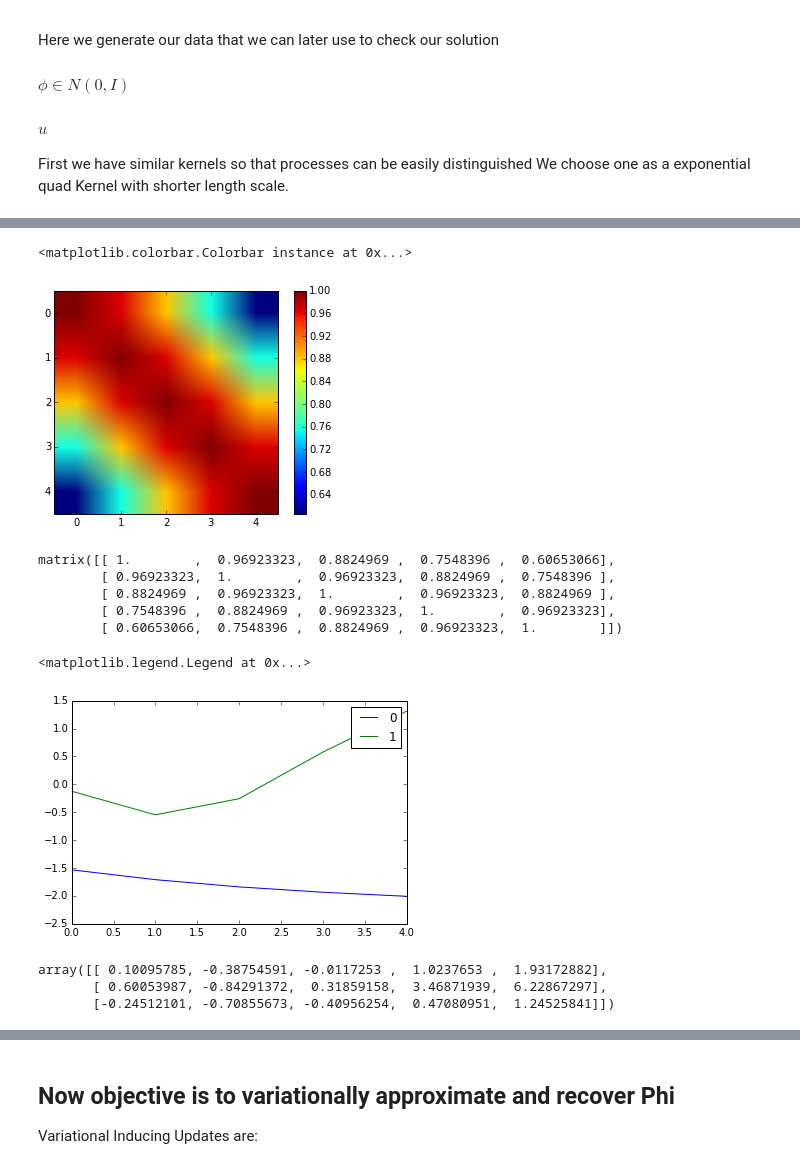
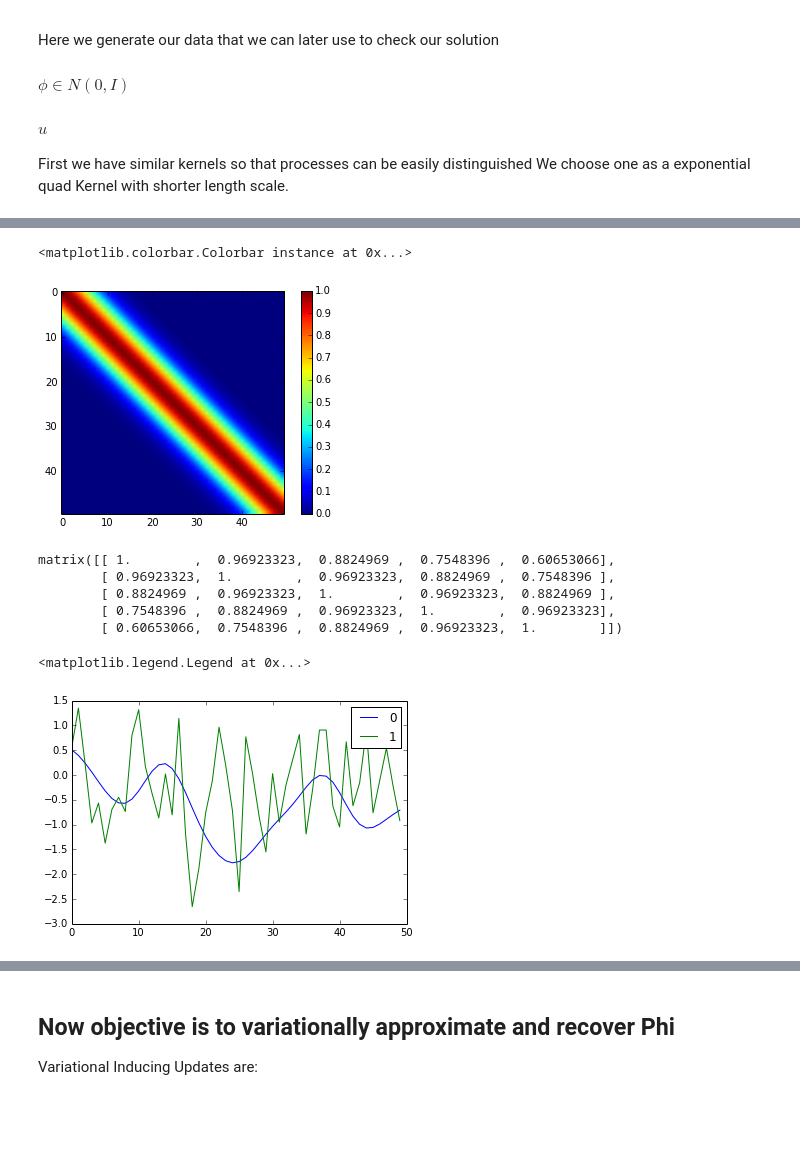
Before and after one commit to sudhNau/Baysian, a Jupyter notebook: SLFM Intro.ipynb, the cells around one changed output, grey strips where cells are left out. Drawn from its saved outputs; the diff is of its cells as text; code cells hidden in the pictures; blank space fills up the shorter version.

```diff
--- a/SLFM Intro.ipynb
+++ b/SLFM Intro.ipynb
@@ -27,7 +27,7 @@ We choose one as a exponential quad Kernel with shorter length scale.
 # %%
 P = 2
 C = 3
-N = 5
+N = 50
 s2 = 0.5
 x = np.linspace(0,N-1,N)
 phi = np.random.normal(loc=2.5,scale=2,size=(C,P))
@@ -48,28 +57,28 @@ array([ 0.,  1.,  2.,  3.,  4.])
 # %%
 class Kernel:
     @staticmethod
     def exponenQuad(x,xprime,a=1,l=0.5,**kwargs):
         if kwargs:
             if kwargs['a']:
                 a = kwargs['a']
             if kwargs['l']:
                 l = kwargs['l']
         return a*np.exp((-0.5*(x - xprime)**2)/l**2)
     @staticmethod
     def generateKernel(kernelFunc,x,xprime,**kwargs):
         kernel = np.zeros((x.size,xprime.size))
         for i in range(x.size):
             for j in range(xprime.size):
                 kernel[i,j] = kernelFunc(x[i],xprime[j],**kwargs)
         return np.mat(kernel)
 K = list()
-K.append(Kernel.generateKernel(Kernel.exponenQuad,x,x,l=4))
-K.append(Kernel.generateKernel(Kernel.exponenQuad,x,x,l=1))
+K.append(Kernel.generateKernel(Kernel.exponenQuad,x,x,l=5))
+K.append(Kernel.generateKernel(Kernel.exponenQuad,x,x,l=0.5))
 imshow(K[0],interpolation=None)
 plt.colorbar()
 # %% [output]
 <matplotlib.colorbar.Colorbar instance at 0x...>
-[figure, old version]
+[figure, new version]
 # %%
 # %% [output]
 matrix([[ 1.        ,  0.96923323,  0.8824969 ,  0.7548396 ,  0.60653066],
@@ -86,17 +95,11 @@ for p in range(P):
 plt.legend()
 # %% [output]
 <matplotlib.legend.Legend at 0x...>
-[figure, old version]
+[figure, new version]
 # %%
 # Output Values:
 s2 = 0
 Y = phi.dot(u) + s2
-# %%
-Y
-# %% [output]
-array([[ 0.10095785, -0.38754591, -0.0117253 ,  1.0237653 ,  1.93172882],
-       [ 0.60053987, -0.84291372,  0.31859158,  3.46871939,  6.22867297],
-       [-0.24512101, -0.70855673, -0.40956254,  0.47080951,  1.24525841]])
 # %%
 for c in range(C):
     plt.plot(Y[c,:],label=c)
```
Also changed, not shown: parts of 28 cells of this notebook.
